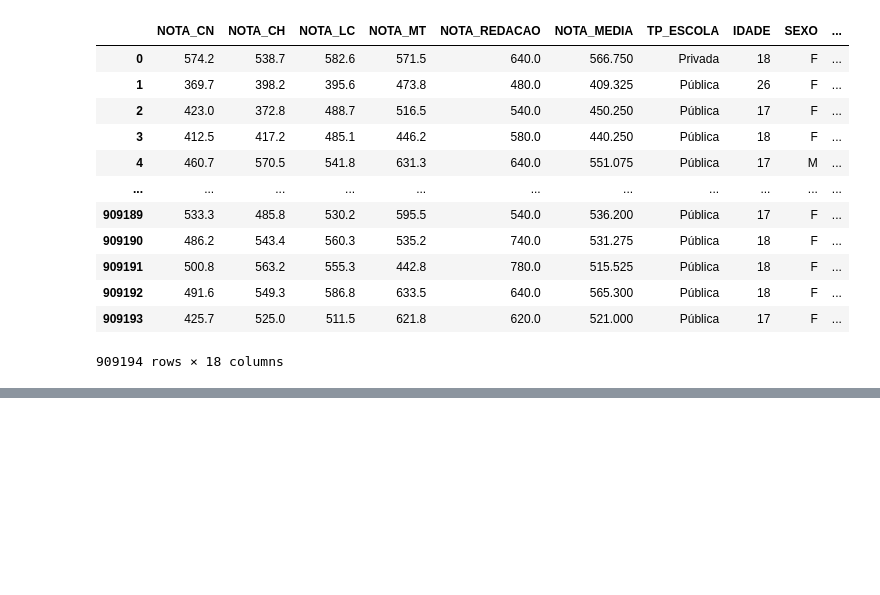
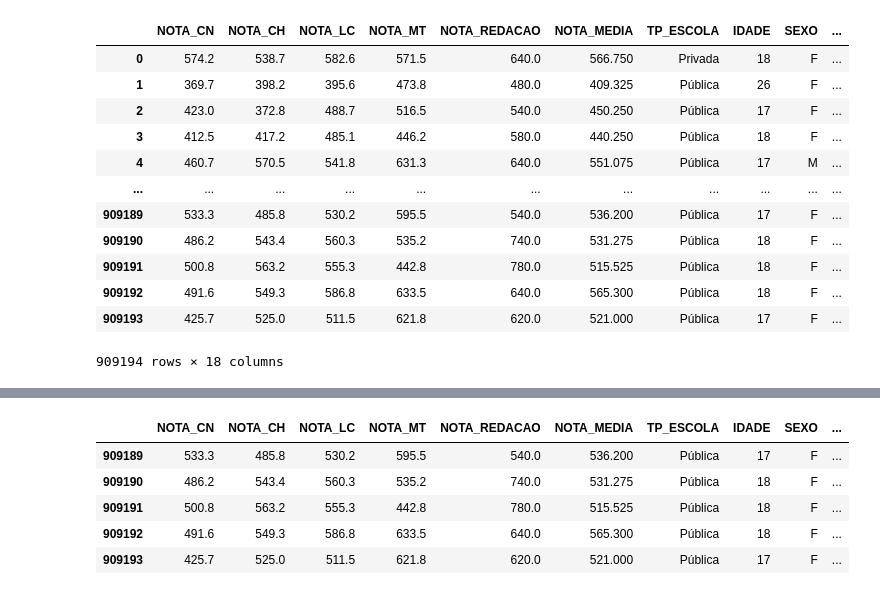
Before and after one commit to harleiaki/Nota_Enem, a Jupyter notebook: Nota_Enem1.ipynb, the cells around one changed output, grey strips where cells are left out. Cells and saved outputs as stored; diff of their text form; code cells hidden in the pictures; blank space fills up the shorter version.

```diff
--- a/Nota_Enem1.ipynb
+++ b/Nota_Enem1.ipynb
@@ -22,0 +61,9 @@ df
+# %%
+df.tail()
+# %% [output]
+|  | NOTA_CN | NOTA_CH | NOTA_LC | NOTA_MT | NOTA_REDACAO | NOTA_MEDIA | TP_ESCOLA | IDADE | SEXO | ... |
+| 909189 | 533.3 | 485.8 | 530.2 | 595.5 | 540.0 | 536.200 | Pública | 17 | F | ... |
+| 909190 | 486.2 | 543.4 | 560.3 | 535.2 | 740.0 | 531.275 | Pública | 18 | F | ... |
+| 909191 | 500.8 | 563.2 | 555.3 | 442.8 | 780.0 | 515.525 | Pública | 18 | F | ... |
+| 909192 | 491.6 | 549.3 | 586.8 | 633.5 | 640.0 | 565.300 | Pública | 18 | F | ... |
+| 909193 | 425.7 | 525.0 | 511.5 | 621.8 | 620.0 | 521.000 | Pública | 17 | F | ... |
```
Also changed, not shown: parts of 29 cells of this notebook.
